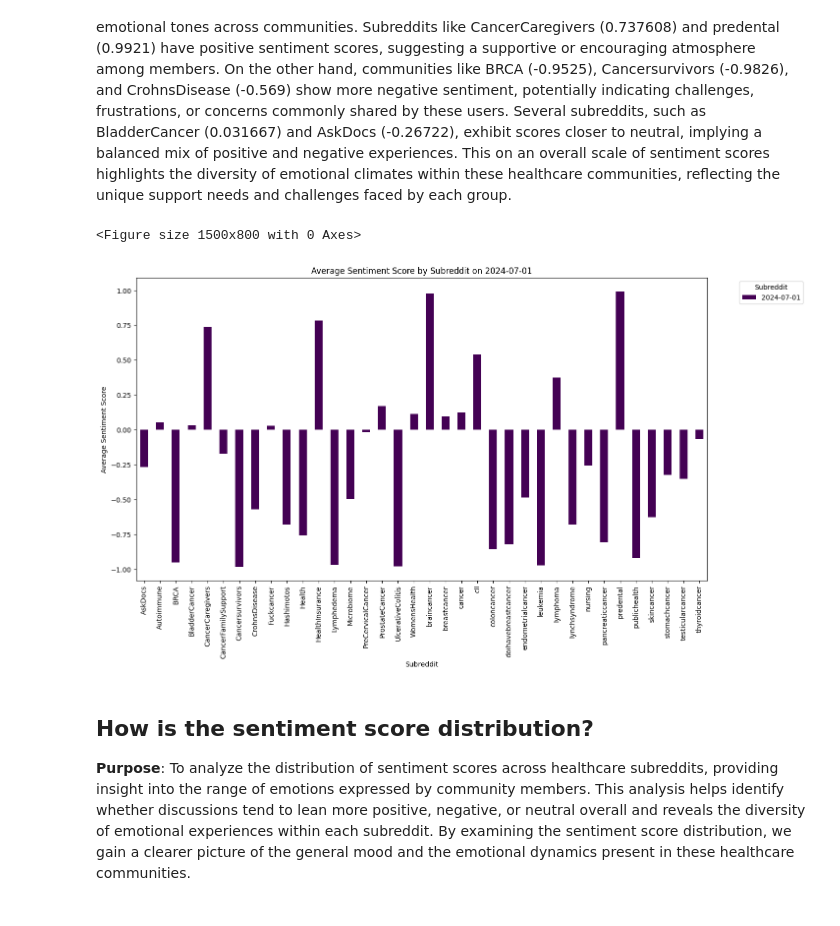
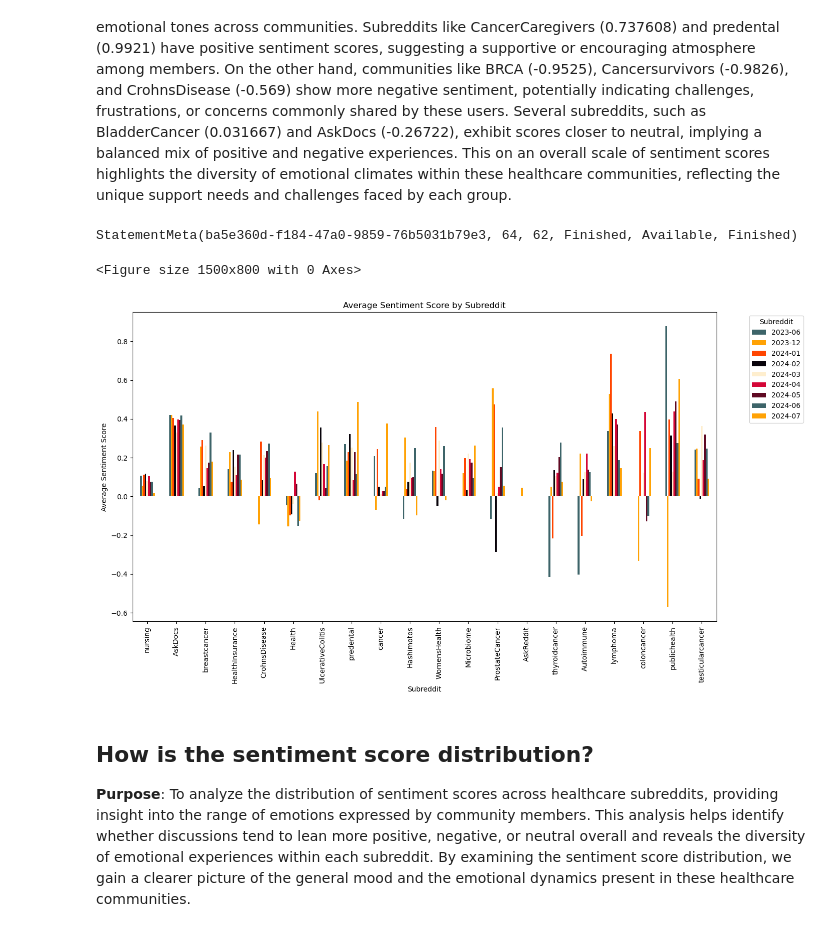
Before and after one commit to msheeba4848/Cancer-Communication-Using-Big-Data-Tools, a Jupyter notebook: code/eda-nlp-reddit.ipynb, the cells around one changed output. Saved outputs shown, nothing was run; the diff lists cells and outputs as text; code cells hidden in the pictures.

```diff
--- a/code/eda-nlp-reddit.ipynb
+++ b/code/eda-nlp-reddit.ipynb
@@ -42,0 +168,12 @@ df.head(3)
+# %%
+#Convert parquet into pandas
+# the parquet path again
+workspace_default_storage_account = "projectgstoragedfb938a3e"
+workspace_default_container = "azureml-blobstore-becc8696-e562-432e-af12-8a5e3e1f9b0f"
+output_path = f"wasbs://{workspace_default_container}@{workspace_default_storage_account}.blob.core.windows.net/merged_cancer_subreddit.parquet"
+merged_df_spark = spark.read.parquet(output_path)
+
+df = merged_df_spark.toPandas()
+
+print(df.head(5))
+print(f"shape of the Pandas DataFrame is {df.shape}")
@@ -304,18 +482,36 @@ df['date'] = df['created_utc'].dt.date
 
 **Outcome**: The sentiment analysis for healthcare subreddits on July 1, 2024, reveals a range of emotional tones across communities. Subreddits like CancerCaregivers (0.737608) and predental (0.9921) have positive sentiment scores, suggesting a supportive or encouraging atmosphere among members. On the other hand, communities like BRCA (-0.9525), Cancersurvivors (-0.9826), and CrohnsDisease (-0.569) show more negative sentiment, potentially indicating challenges, frustrations, or concerns commonly shared by these users. Several subreddits, such as BladderCancer (0.031667) and AskDocs (-0.26722), exhibit scores closer to neutral, implying a balanced mix of positive and negative experiences. This on an overall scale of sentiment scores highlights the diversity of emotional climates within these healthcare communities, reflecting the unique support needs and challenges faced by each group.
 # %%
-daily_sentiment = df.groupby(['date', 'subreddit'])['sentiment_score'].mean().unstack()
+# Convert data to a date time just in case
+df['date'] = pd.to_datetime(df['date'])
+
+# Add new column for month
+df['month'] = df['date'].dt.to_period('M')
+
+# Aggregate sentiment by month and subreddit
+monthly_sentiment = df.groupby(['month', 'subreddit'])['sentiment_score'].mean().unstack()
+
+# Filter top 20 subreddit
+top_subreddits = df['subreddit'].value_counts().head(20).index
+monthly_sentiment = monthly_sentiment[top_subreddits]
+
+# Add theme
+hex_colors = [
+    "#3d6469", "#ffa205", "#ff4500", "#08030a", "#feeece", "#d40637", "#5f0922"
+]
+
 plt.figure(figsize=(15, 8))
-daily_sentiment.T.plot(kind='bar', figsize=(15, 8), colormap="viridis")
-plt.title('Average Sentiment Score by Subreddit on {}'.format(daily_sentiment.index[0]))
+monthly_sentiment.T.plot(kind='bar', figsize=(15, 8), color=hex_colors[:len(top_subreddits)])
+plt.title('Average Sentiment Score by Subreddit')
 plt.xlabel('Subreddit')
 plt.ylabel('Average Sentiment Score')
 plt.xticks(rotation=90)
 plt.legend(title="Subreddit", bbox_to_anchor=(1.05, 1), loc='upper left')
 plt.show()
 # %% [output]
-<Figure size 1500x800 with 0 Axes>
+StatementMeta(ba5e360d-f184-47a0-9859-76b5031b79e3, 64, 62, Finished, Available, Finished)
+<Figure size 1500x800 with 0 Axes>
-[figure, old version]
+[figure, new version]
 # %% [markdown]
 ## How is the sentiment score distribution?
 
```
Also changed, not shown: parts of 27 cells of this notebook, 4 other files.
